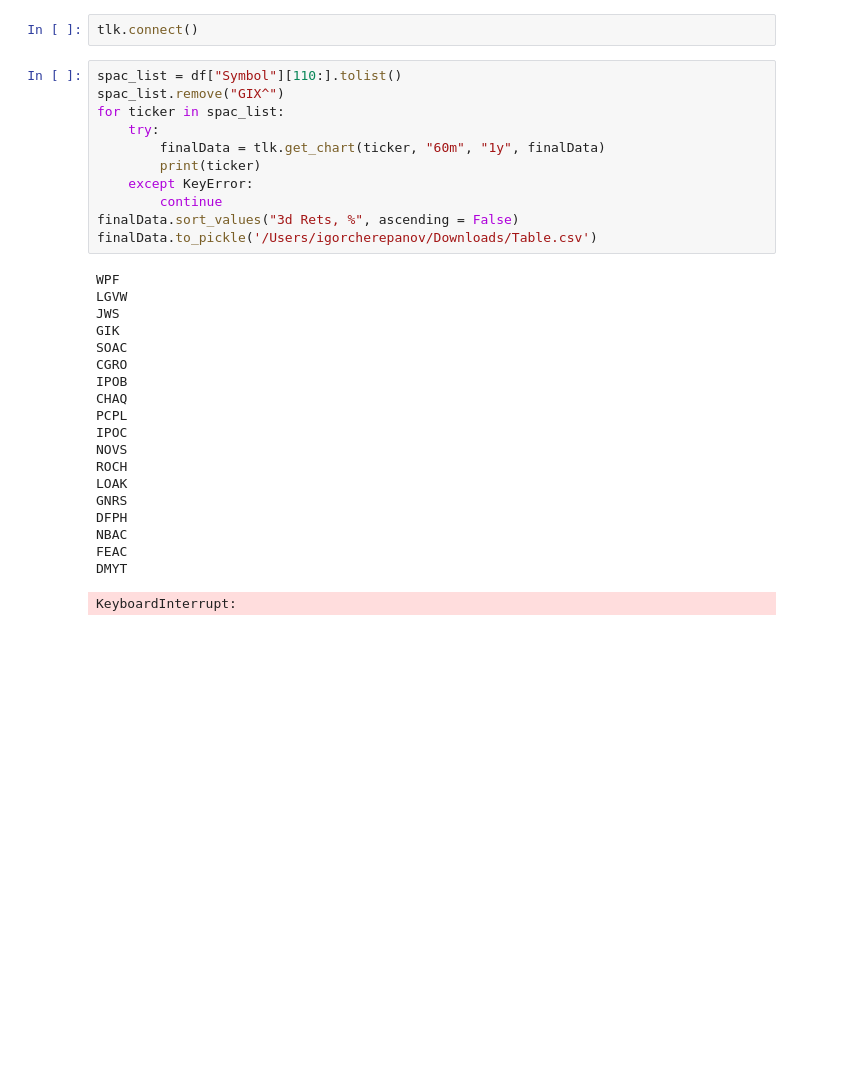
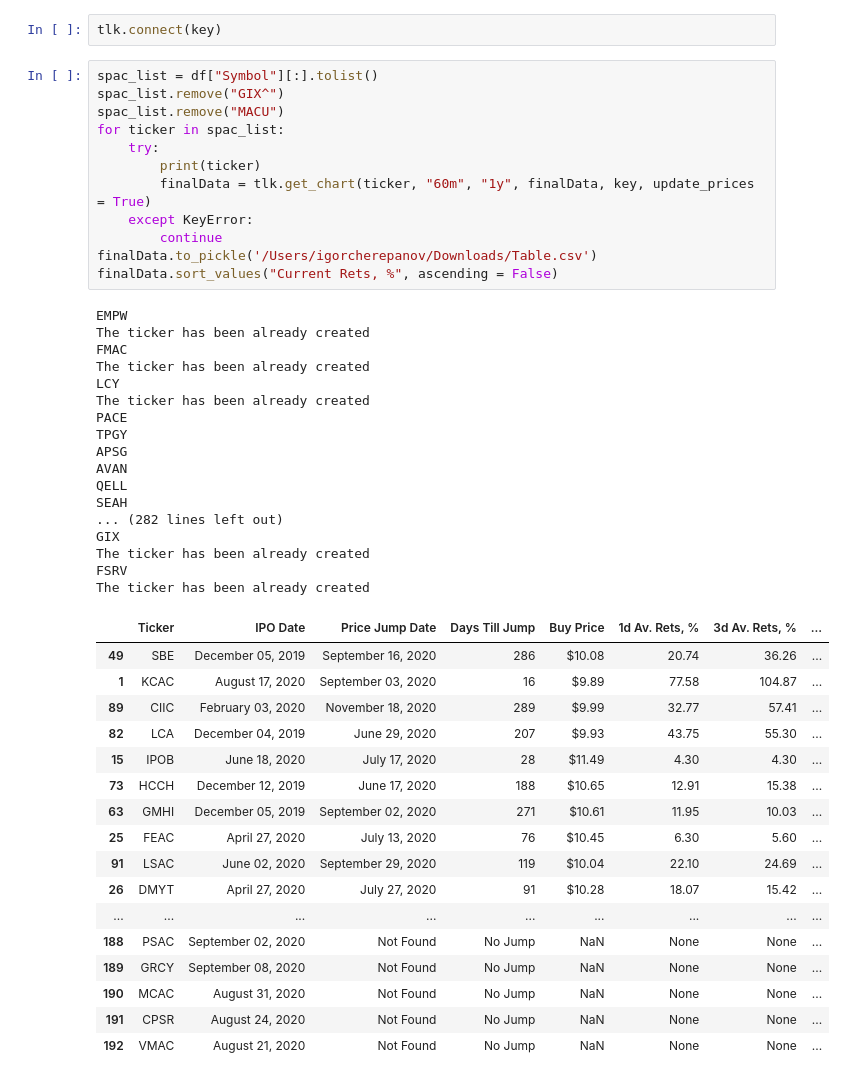
Before and after one commit to IgorCherepanov/SPAC-stock-market-analyzer, a Jupyter notebook: SPAC analyser.ipynb, the cells around one changed output. Drawn from its saved outputs; the diff is of its cells as text; blank space fills up the shorter version.

```diff
--- a/SPAC analyser.ipynb
+++ b/SPAC analyser.ipynb
@@ -29,36 +31,52 @@ df = pd.read_csv (file_path) # Import file containing the list of SPACs
 The autoreload extension is already loaded. To reload it, use:
   %reload_ext autoreload
 # %%
-tlk.connect()
+tlk.connect(key)
 # %%
-spac_list = df["Symbol"][110:].tolist()
+spac_list = df["Symbol"][:].tolist()
 spac_list.remove("GIX^")
+spac_list.remove("MACU")
 for ticker in spac_list:
     try:
-        finalData = tlk.get_chart(ticker, "60m", "1y", finalData)
         print(ticker)
+        finalData = tlk.get_chart(ticker, "60m", "1y", finalData, key, update_prices = True)
     except KeyError:
         continue
-finalData.sort_values("3d Rets, %", ascending = False)
 finalData.to_pickle('/Users/igorcherepanov/Downloads/Table.csv')
+finalData.sort_values("Current Rets, %", ascending = False)
 # %% [output]
-WPF
-LGVW
-JWS
-GIK
-SOAC
-CGRO
-IPOB
-CHAQ
-PCPL
-IPOC
-NOVS
-ROCH
-LOAK
-GNRS
-DFPH
-NBAC
-FEAC
-DMYT
+EMPW
+The ticker has been already created
+FMAC
+The ticker has been already created
+LCY
+The ticker has been already created
+PACE
+TPGY
+APSG
+AVAN
+QELL
+SEAH
+... (282 lines left out)
+GIX
+The ticker has been already created
+FSRV
+The ticker has been already created
-KeyboardInterrupt:
+|  | Ticker | IPO Date | Price Jump Date | Days Till Jump | Buy Price | 1d Av. Rets, % | 3d Av. Rets, % | ... |
+| 49 | SBE | December 05, 2019 | September 16, 2020 | 286 | $10.08 | 20.74 | 36.26 | ... |
+| 1 | KCAC | August 17, 2020 | September 03, 2020 | 16 | $9.89 | 77.58 | 104.87 | ... |
+| 89 | CIIC | February 03, 2020 | November 18, 2020 | 289 | $9.99 | 32.77 | 57.41 | ... |
+| 82 | LCA | December 04, 2019 | June 29, 2020 | 207 | $9.93 | 43.75 | 55.30 | ... |
+| 15 | IPOB | June 18, 2020 | July 17, 2020 | 28 | $11.49 | 4.30 | 4.30 | ... |
+| 73 | HCCH | December 12, 2019 | June 17, 2020 | 188 | $10.65 | 12.91 | 15.38 | ... |
+| 63 | GMHI | December 05, 2019 | September 02, 2020 | 271 | $10.61 | 11.95 | 10.03 | ... |
+| 25 | FEAC | April 27, 2020 | July 13, 2020 | 76 | $10.45 | 6.30 | 5.60 | ... |
+| 91 | LSAC | June 02, 2020 | September 29, 2020 | 119 | $10.04 | 22.10 | 24.69 | ... |
+| 26 | DMYT | April 27, 2020 | July 27, 2020 | 91 | $10.28 | 18.07 | 15.42 | ... |
+| ... | ... | ... | ... | ... | ... | ... | ... | ... |
+| 188 | PSAC | September 02, 2020 | Not Found | No Jump | NaN | None | None | ... |
+| 189 | GRCY | September 08, 2020 | Not Found | No Jump | NaN | None | None | ... |
+| 190 | MCAC | August 31, 2020 | Not Found | No Jump | NaN | None | None | ... |
+| 191 | CPSR | August 24, 2020 | Not Found | No Jump | NaN | None | None | ... |
+| 192 | VMAC | August 21, 2020 | Not Found | No Jump | NaN | None | None | ... |
 # %%
```
Also changed, not shown: parts of 10 cells of this notebook.
